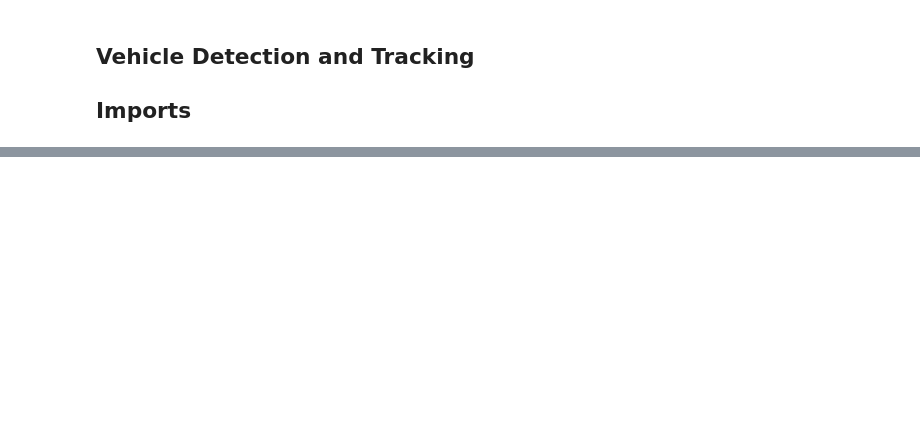
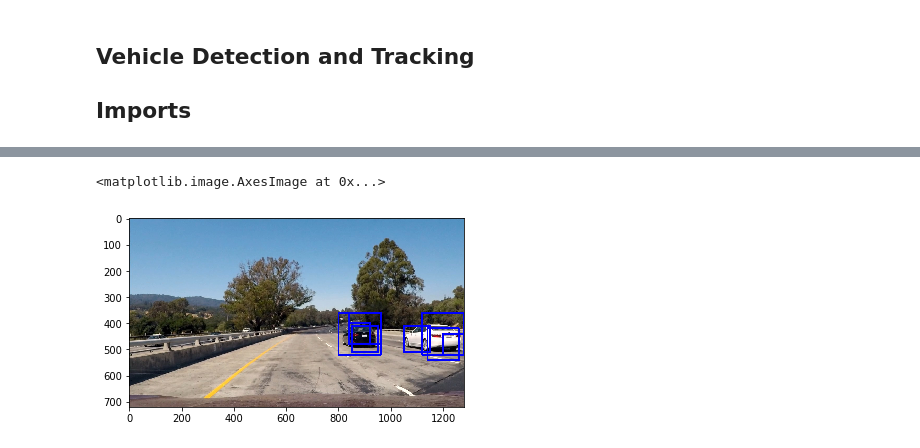
Before and after one commit to baninho/CarND-P5, a Jupyter notebook: P5.ipynb, the cells around one changed output, grey strips where cells are left out. Saved outputs shown, nothing was run; the diff lists cells and outputs as text; code cells hidden in the pictures; blank space fills up the shorter version.

Commit message:
add normalization

```diff
--- a/P5.ipynb
+++ b/P5.ipynb
@@ -501,0 +464,26 @@ plt.imshow(window_img)
+# %%
+img = cv2.imread('./test_images/test1.jpg')[:,:,::-1]
+plt.imshow(img)
+
+window_img = np.copy(img)
+
+# normalization
+img = img.astype(np.float32)/np.amax(img)
+
+y_start_stop = [360, 720]
+
+for y, w in zip(y_start_stops, w_sizes):
+    windows = slide_window(img, x_start_stop=[None, None], y_start_stop=y,
+                        xy_window=w, xy_overlap=(0.5, 0.5))
+    hot_windows = search_windows(img, windows, clf, X_scaler, color_space=color_space,
+                            spatial_size=spatial_size, hist_bins=hist_bins,
+                            orient=orient, pix_per_cell=pix_per_cell,
+                            cell_per_block=cell_per_block,
+                            hog_channel=hog_channel, spatial_feat=spatial_feat,
+                            hist_feat=hist_feat, hog_feat=hog_feat)
+
+    window_img = draw_boxes(window_img, hot_windows, color=(0, 0, 255), thick=6)
+
+
+plt.imshow(window_img)
+# %% [output]
@@ -501,0 +492,2 @@ plt.imshow(window_img)
+<matplotlib.image.AxesImage at 0x...>
+[figure, added]
```
Also changed, not shown: parts of 10 cells of this notebook.
